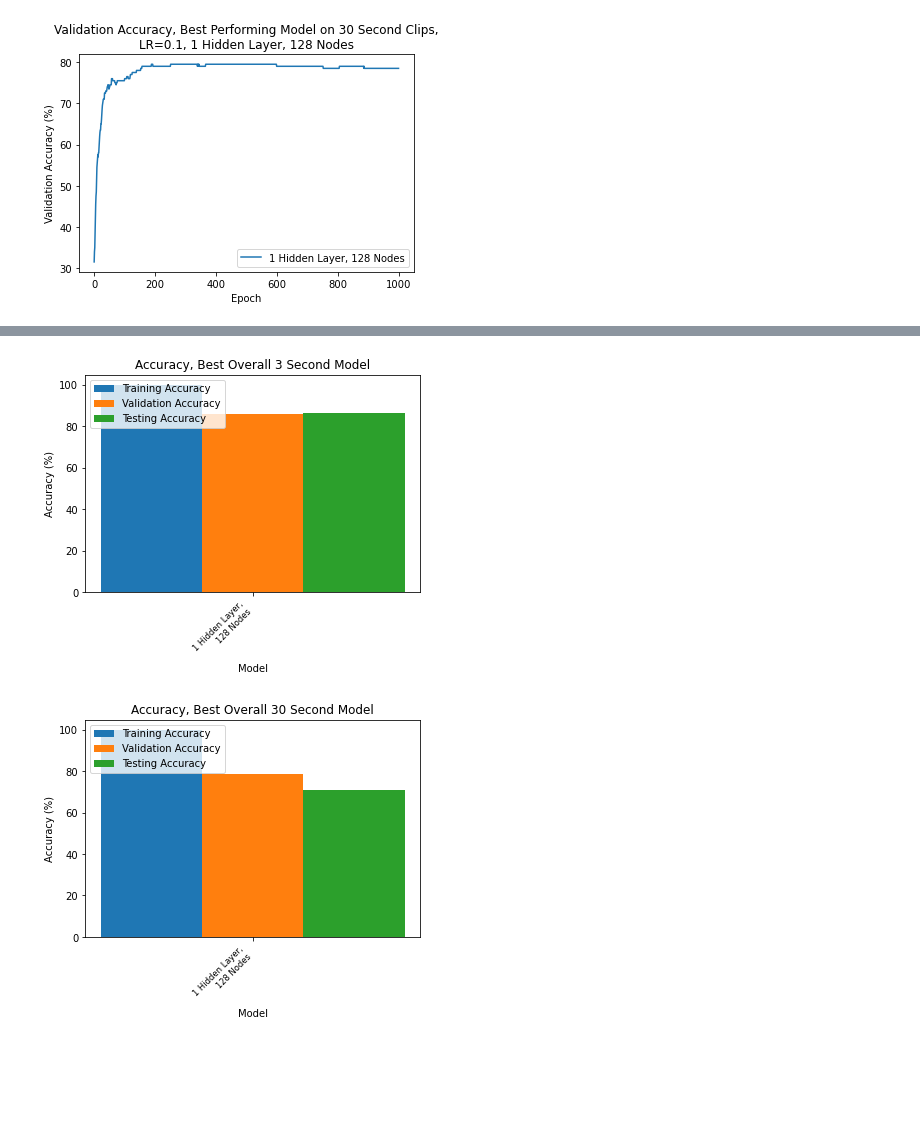
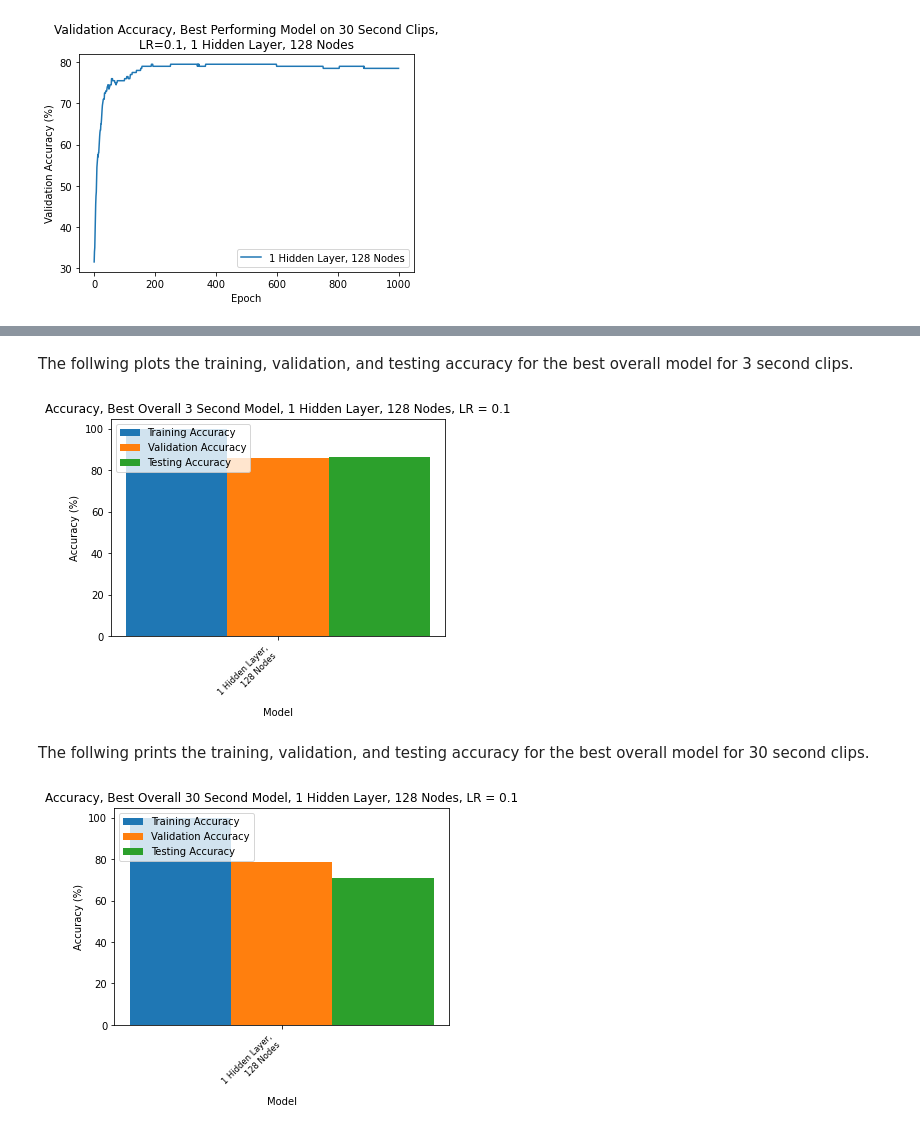
Before and after one commit to matthew-gries/ds4400-final-project, a Jupyter notebook: notebooks/neural_net.ipynb, the cells around one changed output, grey strips where cells are left out. Saved outputs shown, nothing was run; the diff lists cells and outputs as text; code cells hidden in the pictures; blank space fills up the shorter version.

```diff
--- a/notebooks/neural_net.ipynb
+++ b/notebooks/neural_net.ipynb
@@ -638,11 +670,15 @@ Test error:     29.0%
 | 08  | JAZZ       | 6              | 5.9%               |
 | 09  | METAL      | 4              | 3.9%               |
 | 10  | CLASSICAL  | 2              | 2.0%               |
+# %% [markdown]
+The follwing plots the training, validation, and testing accuracy for the best overall model for 3 second clips.
 # %%
-plot_accuracy_bar_chart({best_model_name_3: best_3_second_overall}, title=f"Accuracy, Best Overall 3 Second Model")
+plot_accuracy_bar_chart({best_model_name_3: best_3_second_overall}, title=f"Accuracy, Best Overall 3 Second Model, {best_model_name_3}, LR = {best_model_lr_3}")
 # %% [output]
-[figure, old version]
+[figure, new version]
+# %% [markdown]
+The follwing prints the training, validation, and testing accuracy for the best overall model for 30 second clips.
 # %%
-plot_accuracy_bar_chart({best_model_name_30: best_30_second_overall}, title=f"Accuracy, Best Overall 30 Second Model")
+plot_accuracy_bar_chart({best_model_name_30: best_30_second_overall}, title=f"Accuracy, Best Overall 30 Second Model, {best_model_name_30}, LR = {best_model_lr_30}")
 # %% [output]
-[figure, old version]
+[figure, new version]
```
Also changed, not shown: parts of 30 cells of this notebook, 3 other files.
